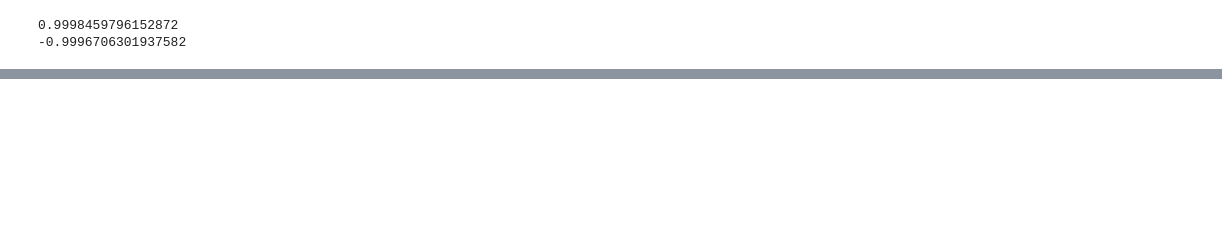
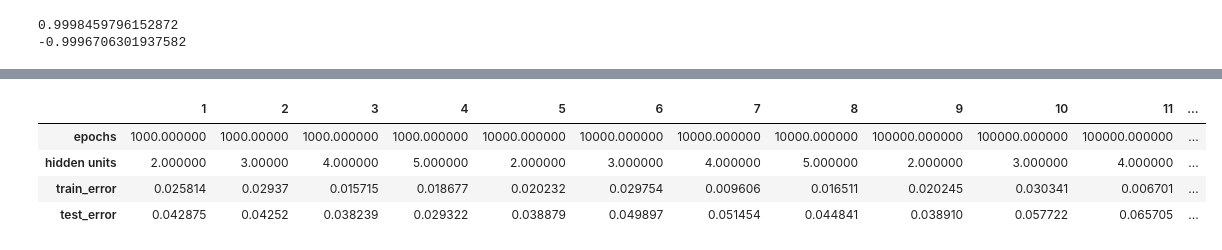
Before and after one commit to finolacahill/mlp, a Jupyter notebook: project.ipynb, the cells around one changed output, grey strips where cells are left out. Saved outputs shown, nothing was run; the diff lists cells and outputs as text; code cells hidden in the pictures; blank space fills up the shorter version.

```diff
--- a/project.ipynb
+++ b/project.ipynb
@@ -212,0 +237,2 @@ class MLP:
+# %%
+results = pd.DataFrame(index=['epochs', 'hidden units', 'train_error', 'test_error'])
@@ -212,0 +276,8 @@ class MLP:
+# %%
+results
+# %% [output]
+|  | 1 | 2 | 3 | 4 | 5 | 6 | 7 | 8 | 9 | 10 | 11 | ... |
+| epochs | 1000.000000 | 1000.00000 | 1000.000000 | 1000.000000 | 10000.000000 | 10000.000000 | 10000.000000 | 10000.000000 | 100000.000000 | 100000.000000 | 100000.000000 | ... |
+| hidden units | 2.000000 | 3.00000 | 4.000000 | 5.000000 | 2.000000 | 3.000000 | 4.000000 | 5.000000 | 2.000000 | 3.000000 | 4.000000 | ... |
+| train_error | 0.025814 | 0.02937 | 0.015715 | 0.018677 | 0.020232 | 0.029754 | 0.009606 | 0.016511 | 0.020245 | 0.030341 | 0.006701 | ... |
+| test_error | 0.042875 | 0.04252 | 0.038239 | 0.029322 | 0.038879 | 0.049897 | 0.051454 | 0.044841 | 0.038910 | 0.057722 | 0.065705 | ... |
```
Also changed, not shown: parts of 24 cells of this notebook.
